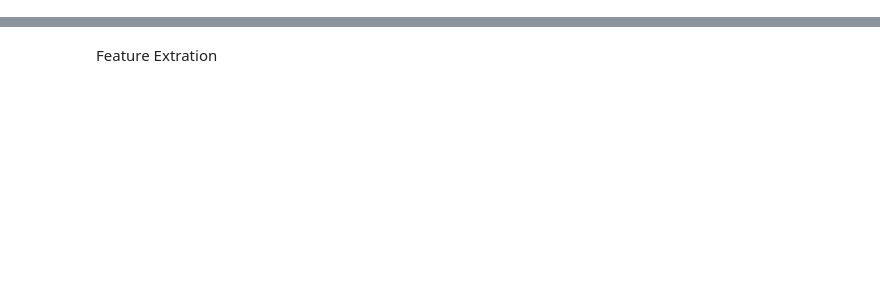
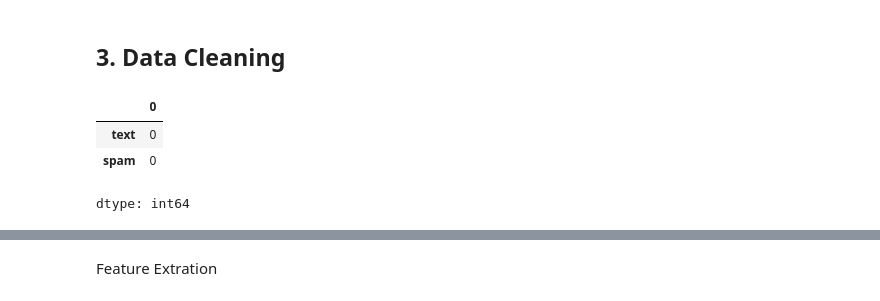
Before and after one commit to Avas77/email-spam-detection, a Jupyter notebook: Spam_Detection.ipynb, the cells around one changed output, grey strips where cells are left out. Cells and saved outputs as stored; diff of their text form; code cells hidden in the pictures; blank space fills up the shorter version.

```diff
--- a/Spam_Detection.ipynb
+++ b/Spam_Detection.ipynb
@@ -64,0 +82,10 @@ lemmatizer = WordNetLemmatizer()
+# %% [markdown]
+## **3. Data Cleaning**
+# %%
+# Check for missing data for each column
+emails_df.isnull().sum()
+# %% [output]
+|  | 0 |
+| text | 0 |
+| spam | 0 |
+dtype: int64
```
Also changed, not shown: parts of 27 cells of this notebook.
